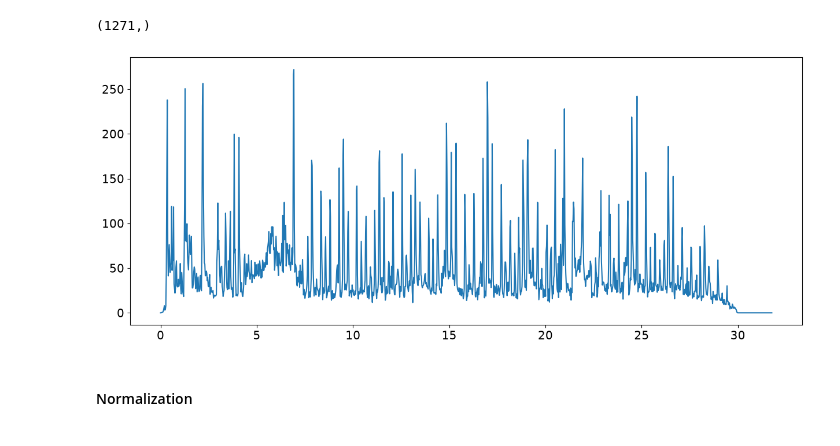
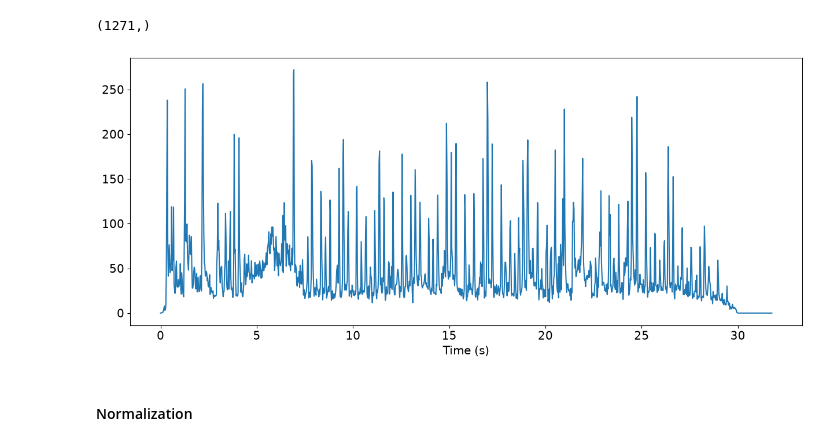
Before and after one commit to cfkjellman/DT2470-G6-Project, a Jupyter notebook: tempo_est_dev.ipynb, the cells around one changed output. Cells and saved outputs as stored; diff of their text form; code cells hidden in the pictures.

```diff
--- a/tempo_est_dev.ipynb
+++ b/tempo_est_dev.ipynb
@@ -87,14 +87,16 @@ plt.show()
 #### Accumulation
 # %%
 # also Eq. (6.6), just the summation over frequencies
-accum = np.sum(diff, axis=0)
-print(accum.shape)
+novelty = np.sum(diff, axis=0)
+FsNovelty = sampleRate / (windowLen - windowOverlap)
+print(novelty.shape)
 # %% [output]
 (1271,)
 # %%
-plt.plot(time[:-1], accum); plt.show()
+plt.plot(time[:-1], novelty);
+plt.xlabel("Time (s)"); plt.show()
 # %% [output]
-[figure, old version]
+[figure, new version]
 # %% [markdown]
 #### Normalization
 # %%
```
Also changed, not shown: parts of 2 cells of this notebook.
